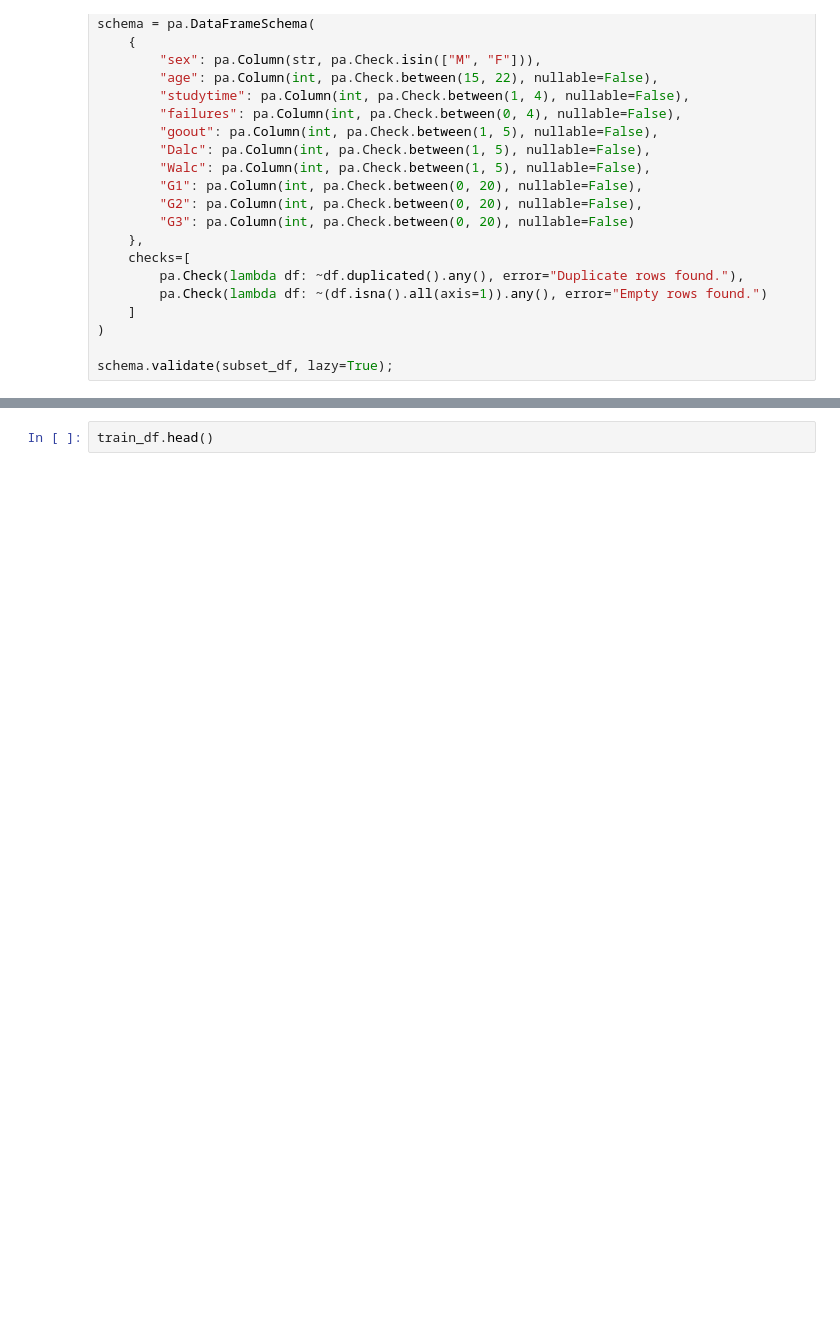
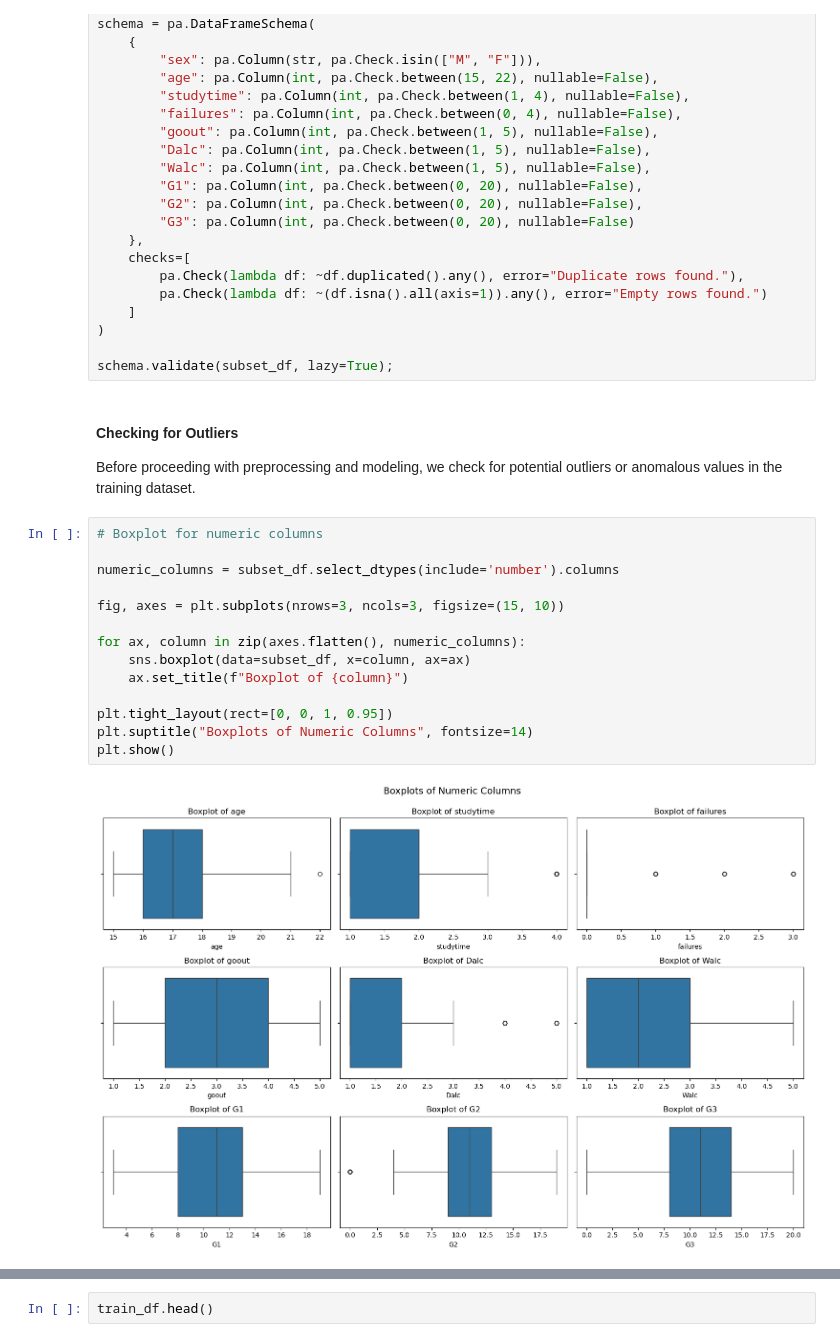
Before and after one commit to UBC-MDS/dsci-522-group-23, a Jupyter notebook: notebooks/student_performance_predictor_report.ipynb, the cells around one changed output, grey strips where cells are left out. Cells and saved outputs as stored; diff of their text form; blank space fills up the shorter version.

Commit message:
add checking outlier part

```diff
--- a/notebooks/student_performance_predictor_report.ipynb
+++ b/notebooks/student_performance_predictor_report.ipynb
@@ -197,3 +199,23 @@ schema = pa.DataFrameSchema(
 )
 
 schema.validate(subset_df, lazy=True);
+# %% [markdown]
+#### Checking for Outliers
+
+Before proceeding with preprocessing and modeling, we check for potential outliers or anomalous values in the training dataset.
+# %%
+# Boxplot for numeric columns
+
+numeric_columns = subset_df.select_dtypes(include='number').columns
+
+fig, axes = plt.subplots(nrows=3, ncols=3, figsize=(15, 10))
+
+for ax, column in zip(axes.flatten(), numeric_columns):
+    sns.boxplot(data=subset_df, x=column, ax=ax)
+    ax.set_title(f"Boxplot of {column}")
+
+plt.tight_layout(rect=[0, 0, 1, 0.95])
+plt.suptitle("Boxplots of Numeric Columns", fontsize=14)
+plt.show()
+# %% [output]
+[figure, added]
```
Also changed, not shown: parts of 3 cells of this notebook.
